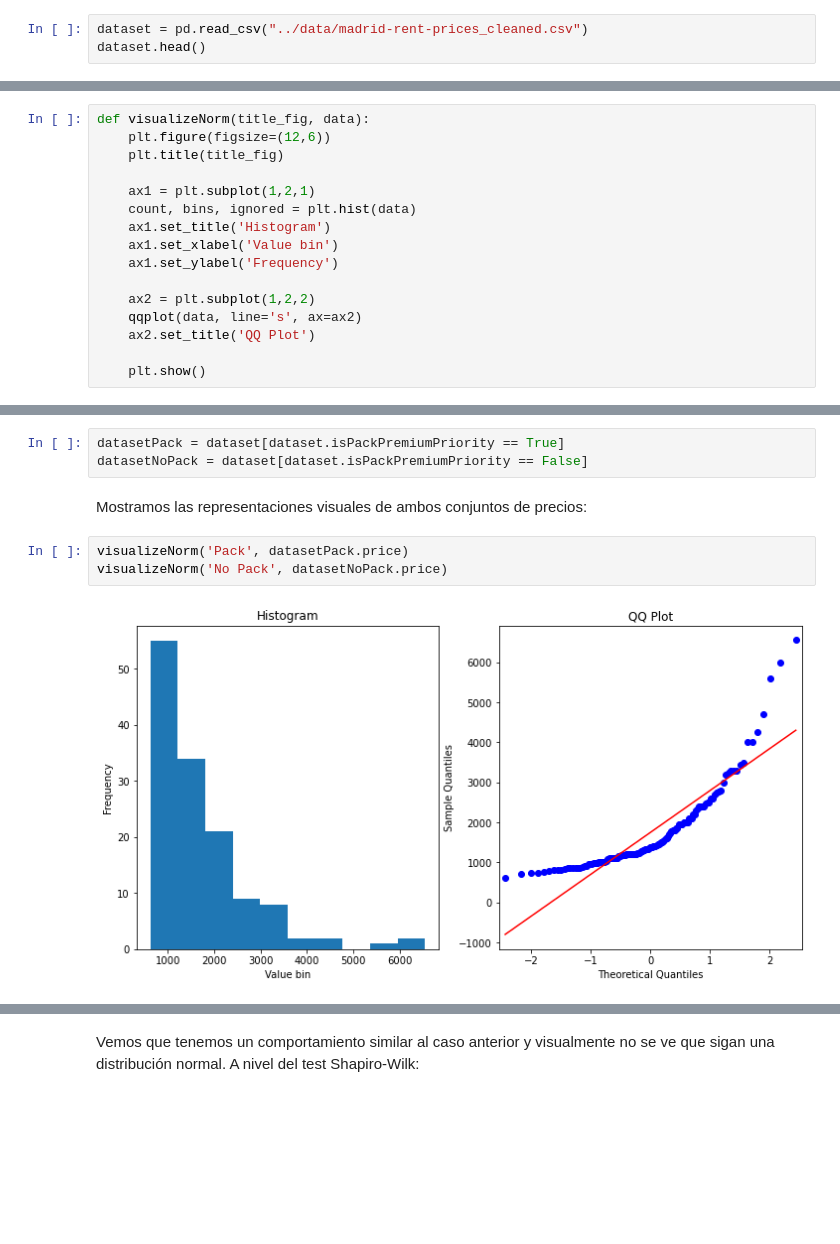
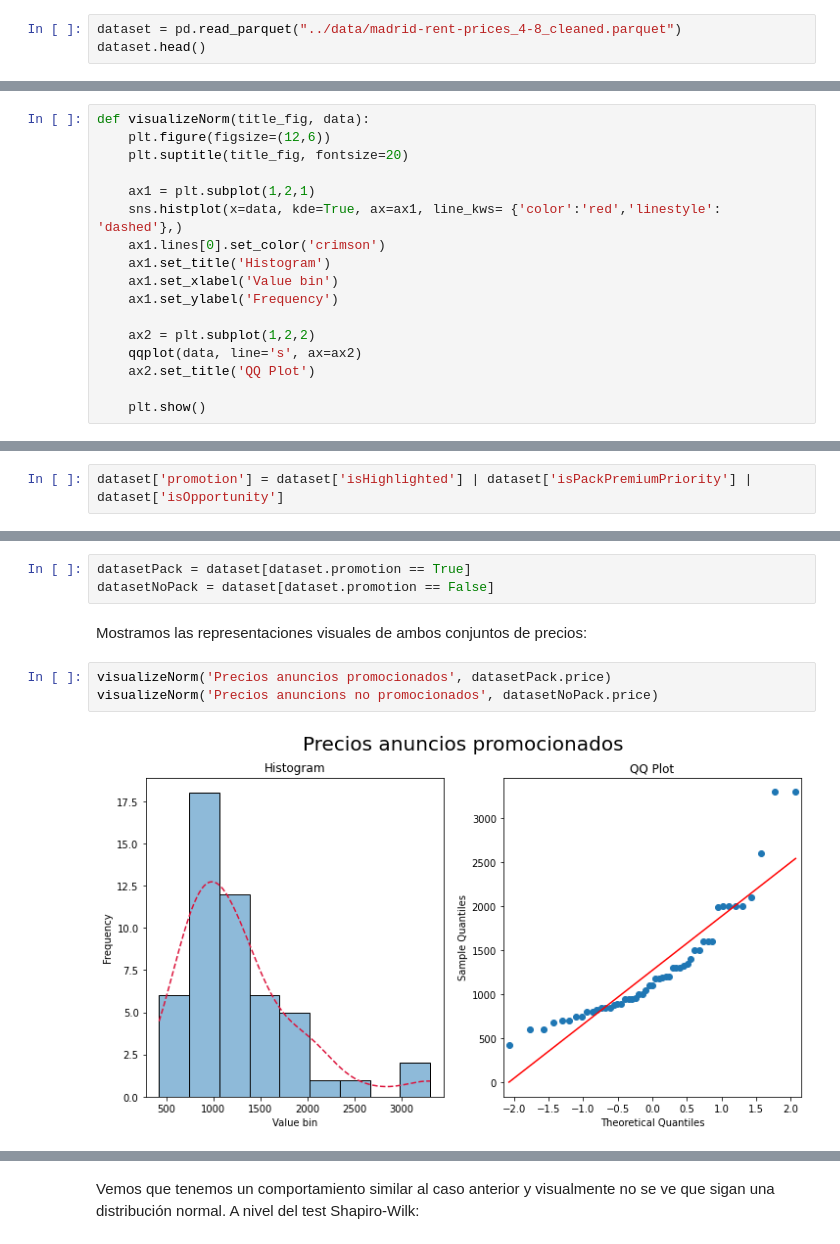
Before and after one commit to KevMCh/PRAC2, a Jupyter notebook: src/analysis.ipynb, the cells around one changed output, grey strips where cells are left out. Drawn from its saved outputs; the diff is of its cells as text; blank space fills up the shorter version.

```diff
--- a/src/analysis.ipynb
+++ b/src/analysis.ipynb
@@ -16,6 +17,6 @@ from statsmodels.graphics.gofplots import qqplot
 # %% [markdown]
 Cargamos los datos limpiados:
 # %%
-dataset = pd.read_csv("../data/madrid-rent-prices_cleaned.csv")
+dataset = pd.read_parquet("../data/madrid-rent-prices_4-8_cleaned.parquet")
 dataset.head()
 # %% [output]
@@ -33,10 +35,11 @@ Lo primero que hacemos es definir una función que usaremos, y cuyo fin será mo
 # %%
 def visualizeNorm(title_fig, data):
     plt.figure(figsize=(12,6))
-    plt.title(title_fig)
+    plt.suptitle(title_fig, fontsize=20)
 
     ax1 = plt.subplot(1,2,1)
-    count, bins, ignored = plt.hist(data)
+    sns.histplot(x=data, kde=True, ax=ax1, line_kws= {'color':'red','linestyle': 'dashed'},)
+    ax1.lines[0].set_color('crimson')
     ax1.set_title('Histogram')
     ax1.set_xlabel('Value bin')
     ax1.set_ylabel('Frequency')
@@ -144 +153,3 @@ El segundo de los análisis es ver si existe una diferencia de precios en los an
+# %%
+dataset['promotion'] = dataset['isHighlighted'] | dataset['isPackPremiumPriority'] | dataset['isOpportunity']
 # %%
@@ -146,12 +157,12 @@ pd.unique(dataset.isPackPremiumPriority)
 # %% [output]
 array([ True, False])
 # %%
-datasetPack = dataset[dataset.isPackPremiumPriority == True]
-datasetNoPack = dataset[dataset.isPackPremiumPriority == False]
+datasetPack = dataset[dataset.promotion == True]
+datasetNoPack = dataset[dataset.promotion == False]
 # %% [markdown]
 Mostramos las representaciones visuales de ambos conjuntos de precios:
 # %%
-visualizeNorm('Pack', datasetPack.price)
-visualizeNorm('No Pack', datasetNoPack.price)
+visualizeNorm('Precios anuncios promocionados', datasetPack.price)
+visualizeNorm('Precios anuncions no promocionados', datasetNoPack.price)
 # %% [output]
-[figure, old version]
+[figure, new version]
```
Also changed, not shown: parts of 38 cells of this notebook, 3 other files.
